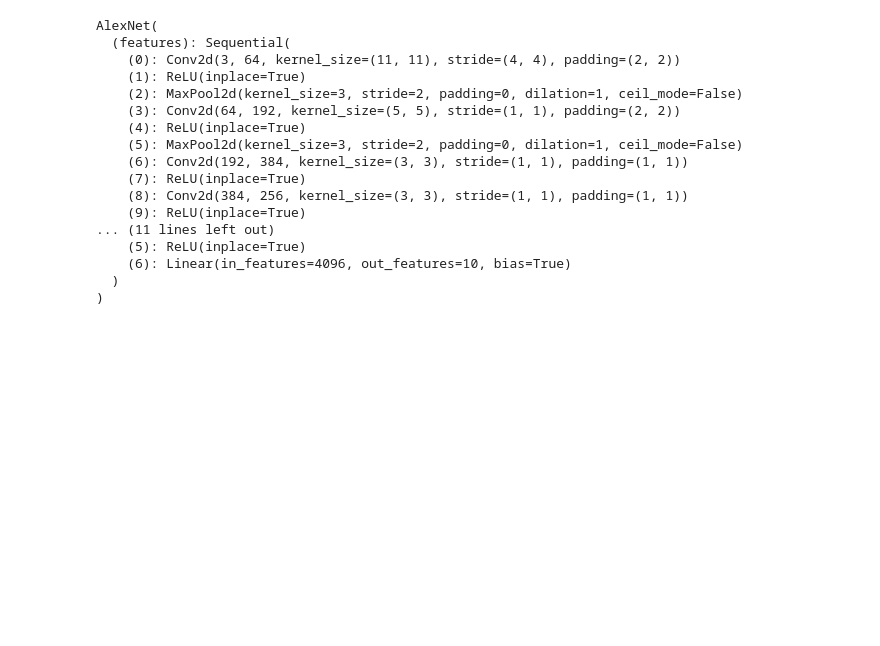
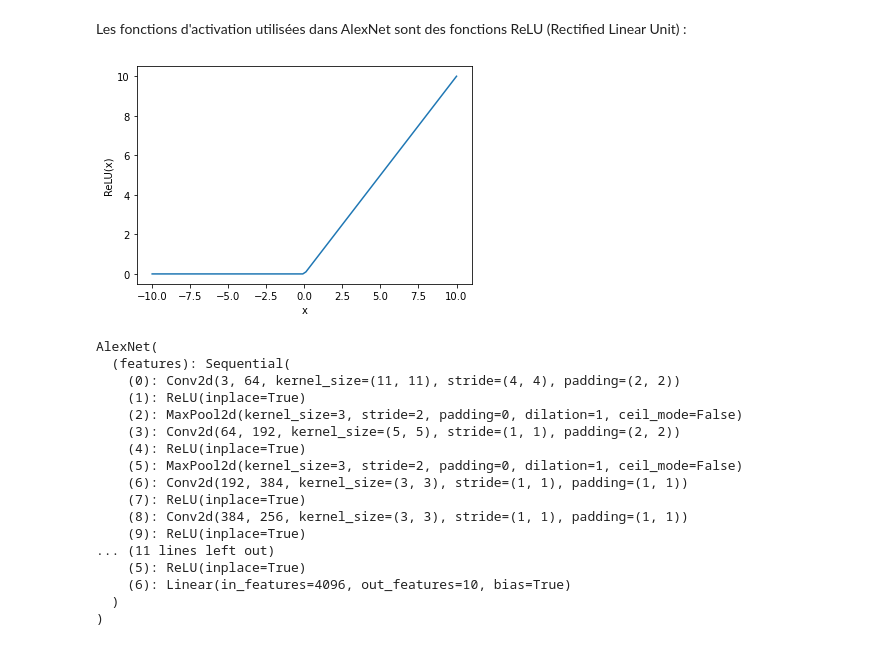
Before and after one commit to Romain3Ch216/formation_pytorch_omp, a Jupyter notebook: partie_1.ipynb, the cells around one changed output. Cells and saved outputs as stored; diff of their text form; code cells hidden in the pictures; blank space fills up the shorter version.

```diff
--- a/partie_1.ipynb
+++ b/partie_1.ipynb
@@ -29,6 +38,18 @@ Dans cette première partie, nous allons :
 # %%
 import torch
 import torch.nn as nn
+# %% [markdown]
+Les fonctions d'activation utilisées dans AlexNet sont des fonctions ReLU (Rectified Linear Unit) :
+# %%
+x = torch.linspace(-10, 10, 100)
+y = torch.nn.functional.relu(x)
+fig = plt.figure()
+plt.plot(x,y)
+plt.xlabel('x')
+plt.ylabel('ReLU(x)')
+plt.show()
+# %% [output]
+[figure, added]
 # %%
 class AlexNet(nn.Module):
     """
```
Also changed, not shown: parts of 67 cells of this notebook, 2 other files.
